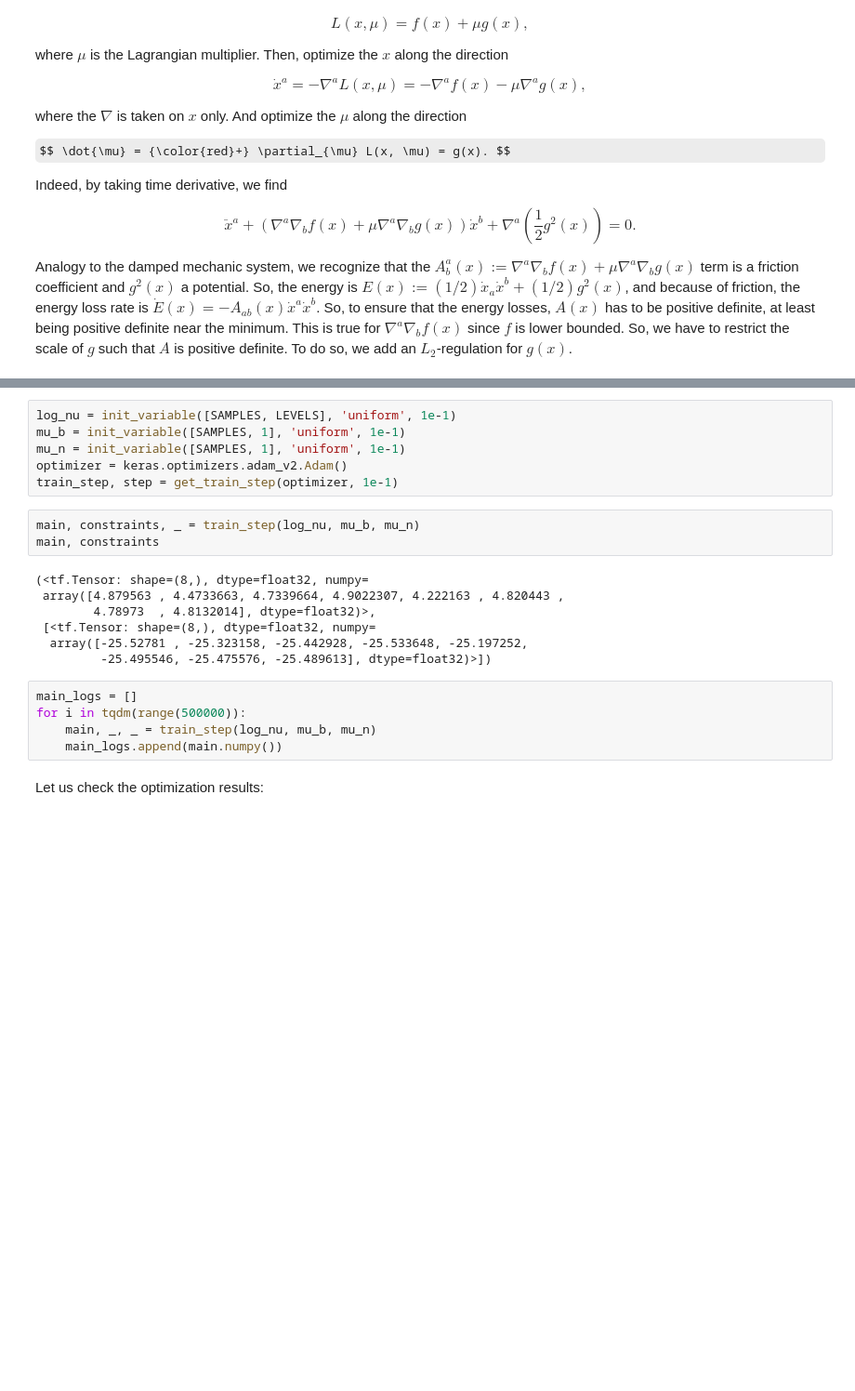
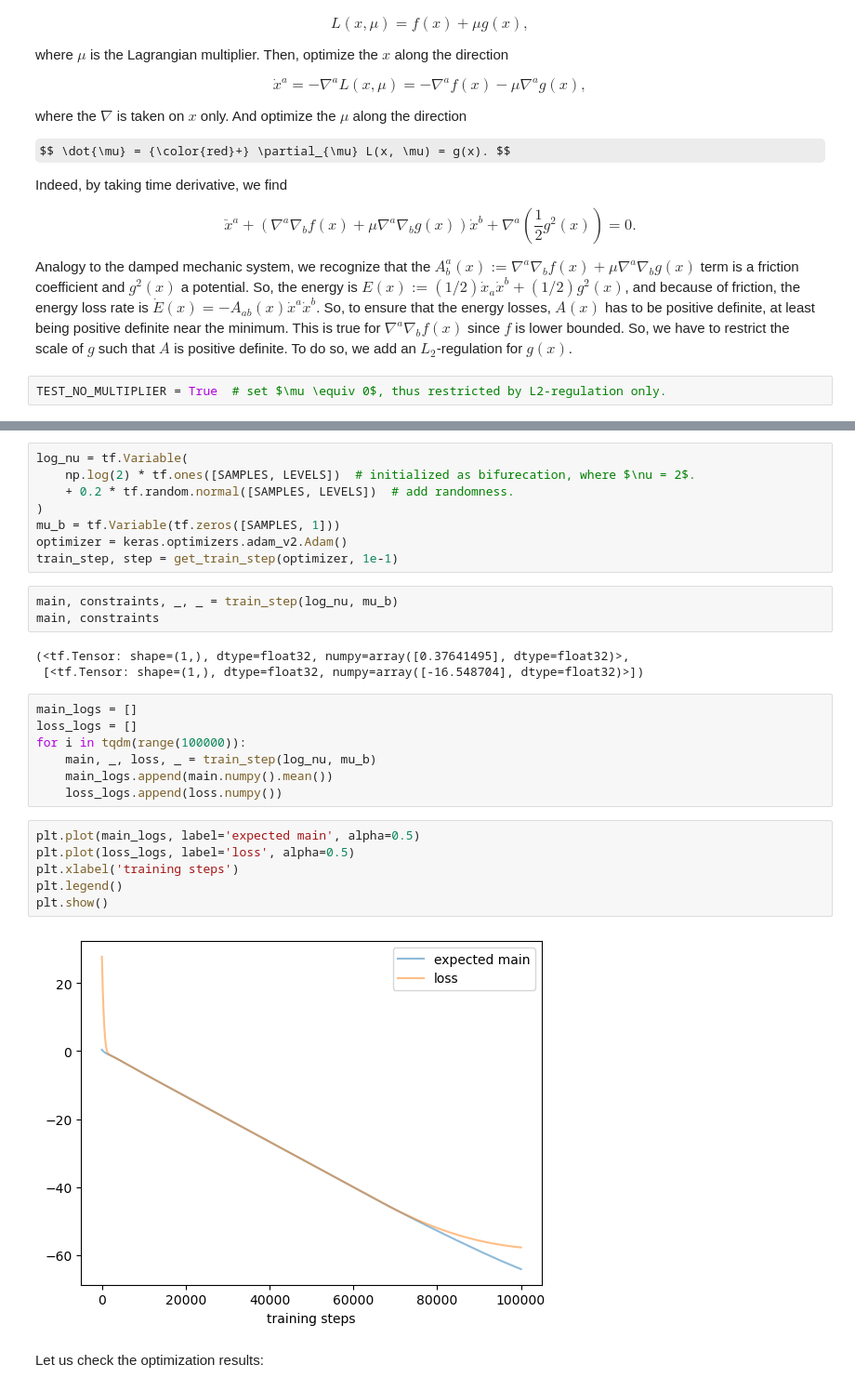
Before and after one commit to shuiruge/entropy, a Jupyter notebook: fractal/Fractal in Biology.ipynb, the cells around one changed output, grey strips where cells are left out. Shown: that part at 93% size. Drawn from its saved outputs; the diff is of its cells as text; some formulas as TeX source; blank space fills up the shorter version.

```diff
--- a/fractal/Fractal in Biology.ipynb
+++ b/fractal/Fractal in Biology.ipynb
@@ -188,6 +170,8 @@ Indeed, by taking time derivative, we find
 $$ \ddot{x}^a + \left( \nabla^a \nabla_b f(x) + \mu \nabla^a \nabla_b g(x) \right) \dot{x}^b + \nabla^a \left( \frac{1}{2} g^2(x) \right) = 0. $$
 
 Analogy to the damped mechanic system, we recognize that the $A^a_b(x) := \nabla^a \nabla_b f(x) + \mu \nabla^a \nabla_b g(x)$ term is a friction coefficient and $g^2(x)$ a potential. So, the energy is $E(x) := (1/2) \dot{x}_a \dot{x}^b + (1/2) g^2(x)$, and because of friction, the energy loss rate is $\dot{E}(x) = -A_{a b}(x) \dot{x}^a \dot{x}^b$. So, to ensure that the energy losses, $A(x)$ has to be positive definite, at least being positive definite near the minimum. This is true for $\nabla^a \nabla_b f(x)$ since $f$ is lower bounded. So, we have to restrict the scale of $g$ such that $A$ is positive definite. To do so, we add an $L_2$-regulation for $g(x)$.
+# %%
+TEST_NO_MULTIPLIER = True  # set $\mu \equiv 0$, thus restricted by L2-regulation only.
 # %%
 def get_train_step(optimizer, l2):
     step = tf.Variable(0, dtype=tf.int32, trainable=False)
@@ -227,26 +220,34 @@ def check_nan(xs):
         except Exception as e:
             raise ValueError('NaN value.')
 # %%
-log_nu = init_variable([SAMPLES, LEVELS], 'uniform', 1e-1)
-mu_b = init_variable([SAMPLES, 1], 'uniform', 1e-1)
-mu_n = init_variable([SAMPLES, 1], 'uniform', 1e-1)
+log_nu = tf.Variable(
+    np.log(2) * tf.ones([SAMPLES, LEVELS])  # initialized as bifurecation, where $\nu = 2$.
+    + 0.2 * tf.random.normal([SAMPLES, LEVELS])  # add randomness.
+)
+mu_b = tf.Variable(tf.zeros([SAMPLES, 1]))
 optimizer = keras.optimizers.adam_v2.Adam()
 train_step, step = get_train_step(optimizer, 1e-1)
 # %%
-main, constraints, _ = train_step(log_nu, mu_b, mu_n)
+main, constraints, _, _ = train_step(log_nu, mu_b)
 main, constraints
 # %% [output]
-(<tf.Tensor: shape=(8,), dtype=float32, numpy=
- array([4.879563 , 4.4733663, 4.7339664, 4.9022307, 4.222163 , 4.820443 ,
-        4.78973  , 4.8132014], dtype=float32)>,
- [<tf.Tensor: shape=(8,), dtype=float32, numpy=
-  array([-25.52781 , -25.323158, -25.442928, -25.533648, -25.197252,
-         -25.495546, -25.475576, -25.489613], dtype=float32)>])
+(<tf.Tensor: shape=(1,), dtype=float32, numpy=array([0.37641495], dtype=float32)>,
+ [<tf.Tensor: shape=(1,), dtype=float32, numpy=array([-16.548704], dtype=float32)>])
 # %%
 main_logs = []
-for i in tqdm(range(500000)):
-    main, _, _ = train_step(log_nu, mu_b, mu_n)
-    main_logs.append(main.numpy())
+loss_logs = []
+for i in tqdm(range(100000)):
+    main, _, loss, _ = train_step(log_nu, mu_b)
+    main_logs.append(main.numpy().mean())
+    loss_logs.append(loss.numpy())
+# %%
+plt.plot(main_logs, label='expected main', alpha=0.5)
+plt.plot(loss_logs, label='loss', alpha=0.5)
+plt.xlabel('training steps')
+plt.legend()
+plt.show()
+# %% [output]
+[figure, added]
 # %% [markdown]
 Let us check the optimization results:
 # %%
```
Also changed, not shown: parts of 20 cells of this notebook.
